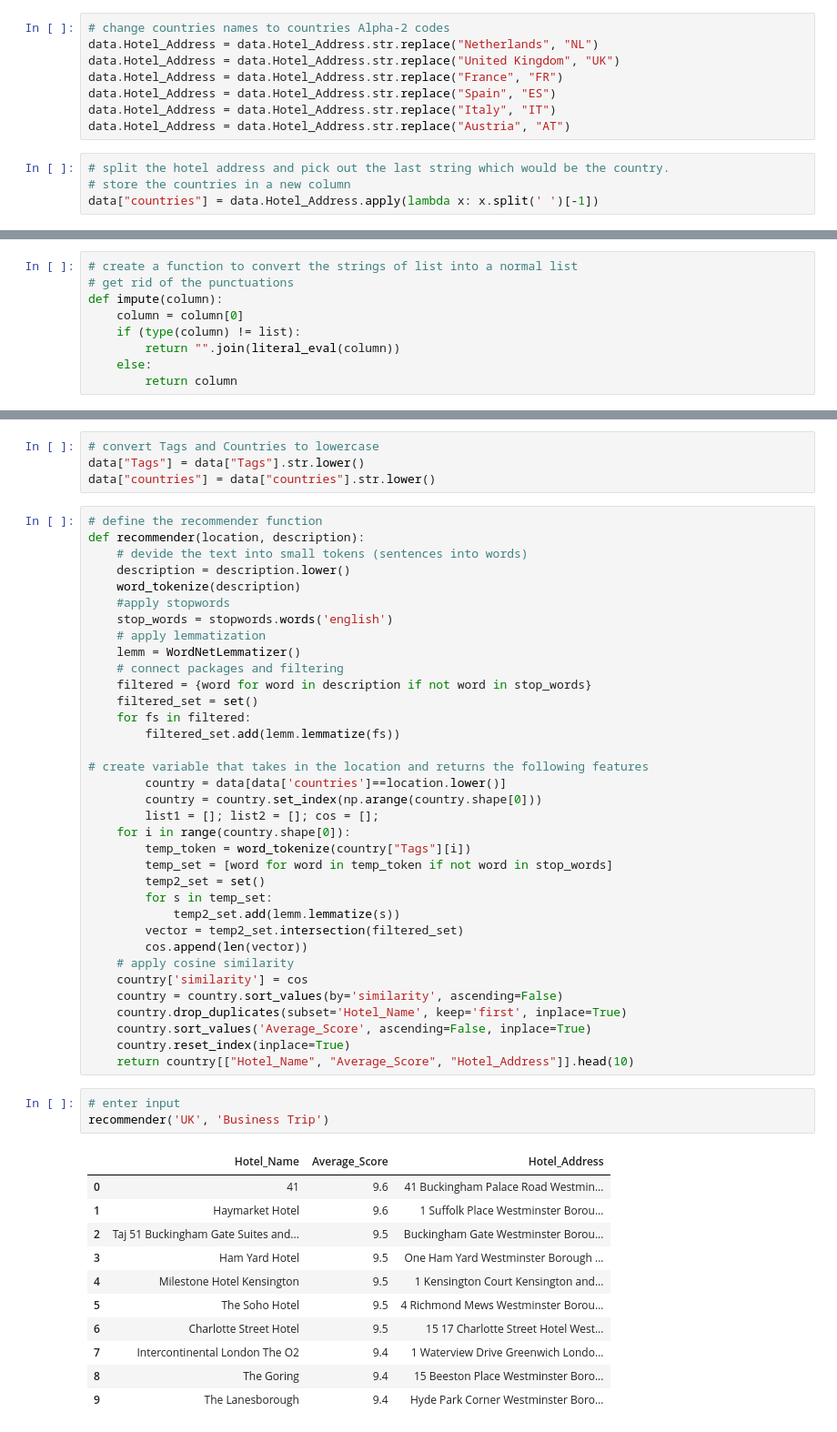
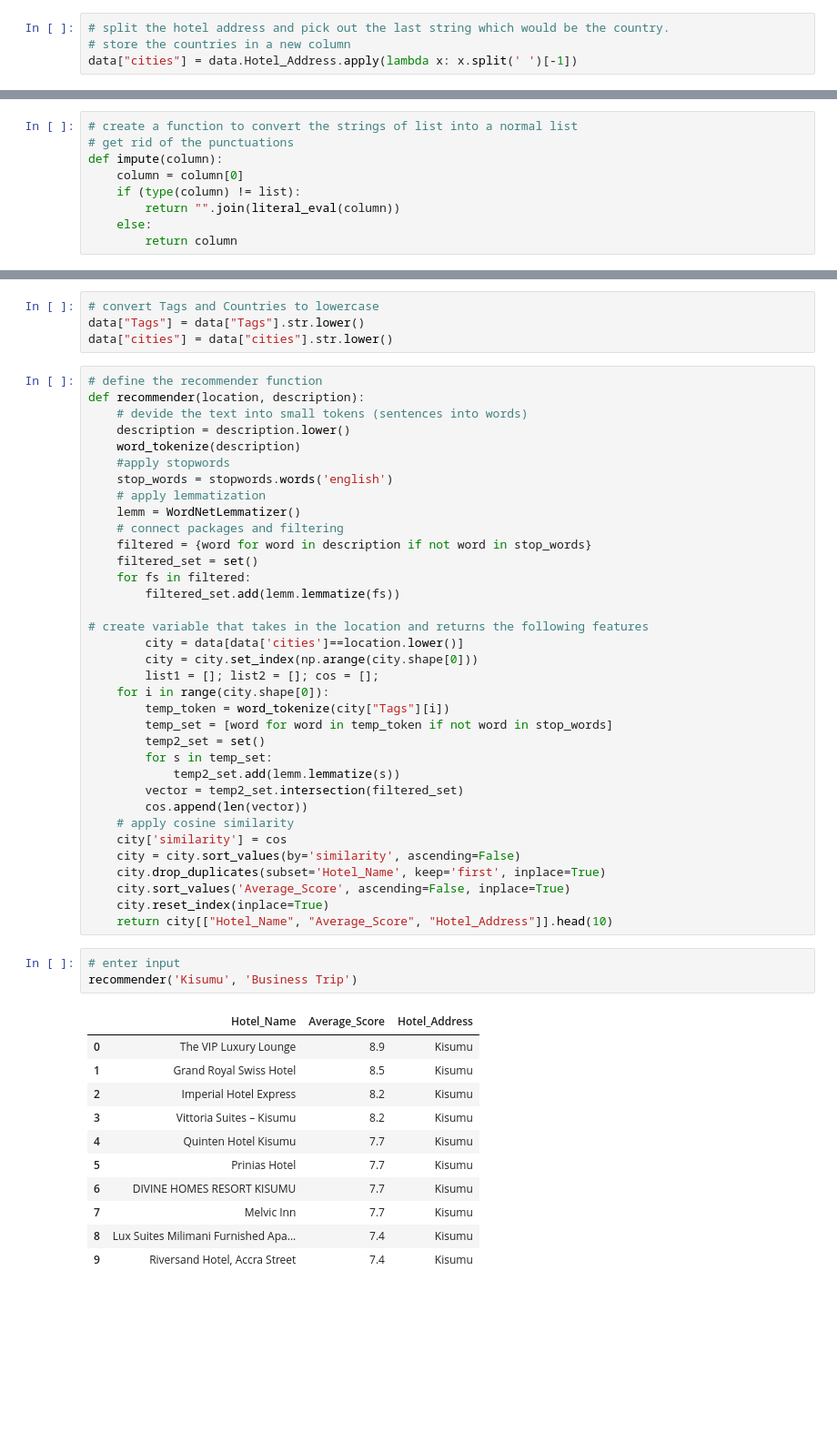
Before and after one commit to emmanuelkaringi/vertives_booking, a Jupyter notebook: model/hotel_recommender.ipynb, the cells around one changed output, grey strips where cells are left out. Shown at 91% size. Saved outputs shown, nothing was run; the diff lists cells and outputs as text; blank space fills up the shorter version.

```diff
--- a/model/hotel_recommender.ipynb
+++ b/model/hotel_recommender.ipynb
@@ -78,15 +78,7 @@ print(data.Hotel_Address.head())
 Name: Hotel_Address, dtype: object
-# %%
-# change countries names to countries Alpha-2 codes
-data.Hotel_Address = data.Hotel_Address.str.replace("Netherlands", "NL")
-data.Hotel_Address = data.Hotel_Address.str.replace("United Kingdom", "UK")
-data.Hotel_Address = data.Hotel_Address.str.replace("France", "FR")
-data.Hotel_Address = data.Hotel_Address.str.replace("Spain", "ES")
-data.Hotel_Address = data.Hotel_Address.str.replace("Italy", "IT")
-data.Hotel_Address = data.Hotel_Address.str.replace("Austria", "AT")
 # %%
 # split the hotel address and pick out the last string which would be the country.
 # store the countries in a new column
-data["countries"] = data.Hotel_Address.apply(lambda x: x.split(' ')[-1])
+data["cities"] = data.Hotel_Address.apply(lambda x: x.split(' ')[-1])
 # %%
 # check countries in new column
@@ -143,7 +136,7 @@ data.head()
 # %%
 # convert Tags and Countries to lowercase
 data["Tags"] = data["Tags"].str.lower()
-data["countries"] = data["countries"].str.lower()
+data["cities"] = data["cities"].str.lower()
 # %%
 # define the recommender function
 def recommender(location, description):
@@ -161,11 +154,11 @@ def recommender(location, description):
         filtered_set.add(lemm.lemmatize(fs))
 
 # create variable that takes in the location and returns the following features
-        country = data[data['countries']==location.lower()]
-        country = country.set_index(np.arange(country.shape[0]))
+        city = data[data['cities']==location.lower()]
+        city = city.set_index(np.arange(city.shape[0]))
         list1 = []; list2 = []; cos = [];
-    for i in range(country.shape[0]):
-        temp_token = word_tokenize(country["Tags"][i])
+    for i in range(city.shape[0]):
+        temp_token = word_tokenize(city["Tags"][i])
         temp_set = [word for word in temp_token if not word in stop_words]
         temp2_set = set()
         for s in temp_set:
@@ -173,24 +166,24 @@ def recommender(location, description):
         vector = temp2_set.intersection(filtered_set)
         cos.append(len(vector))
     # apply cosine similarity
-    country['similarity'] = cos
-    country = country.sort_values(by='similarity', ascending=False)
-    country.drop_duplicates(subset='Hotel_Name', keep='first', inplace=True)
-    country.sort_values('Average_Score', ascending=False, inplace=True)
-    country.reset_index(inplace=True)
-    return country[["Hotel_Name", "Average_Score", "Hotel_Address"]].head(10)
+    city['similarity'] = cos
+    city = city.sort_values(by='similarity', ascending=False)
+    city.drop_duplicates(subset='Hotel_Name', keep='first', inplace=True)
+    city.sort_values('Average_Score', ascending=False, inplace=True)
+    city.reset_index(inplace=True)
+    return city[["Hotel_Name", "Average_Score", "Hotel_Address"]].head(10)
 # %%
 # enter input
-recommender('UK', 'Business Trip')
+recommender('Kisumu', 'Business Trip')
 # %% [output]
 |  | Hotel_Name | Average_Score | Hotel_Address |
-| 0 | 41 | 9.6 | 41 Buckingham Palace Road Westmin... |
-| 1 | Haymarket Hotel | 9.6 | 1 Suffolk Place Westminster Borou... |
-| 2 | Taj 51 Buckingham Gate Suites and... | 9.5 | Buckingham Gate Westminster Borou... |
-| 3 | Ham Yard Hotel | 9.5 | One Ham Yard Westminster Borough ... |
-| 4 | Milestone Hotel Kensington | 9.5 | 1 Kensington Court Kensington and... |
-| 5 | The Soho Hotel | 9.5 | 4 Richmond Mews Westminster Borou... |
-| 6 | Charlotte Street Hotel | 9.5 | 15 17 Charlotte Street Hotel West... |
-| 7 | Intercontinental London The O2 | 9.4 | 1 Waterview Drive Greenwich Londo... |
-| 8 | The Goring | 9.4 | 15 Beeston Place Westminster Boro... |
-| 9 | The Lanesborough | 9.4 | Hyde Park Corner Westminster Boro... |
+| 0 | The VIP Luxury Lounge | 8.9 | Kisumu |
+| 1 | Grand Royal Swiss Hotel | 8.5 | Kisumu |
+| 2 | Imperial Hotel Express | 8.2 | Kisumu |
+| 3 | Vittoria Suites – Kisumu | 8.2 | Kisumu |
+| 4 | Quinten Hotel Kisumu | 7.7 | Kisumu |
+| 5 | Prinias Hotel | 7.7 | Kisumu |
+| 6 | DIVINE HOMES RESORT KISUMU | 7.7 | Kisumu |
+| 7 | Melvic Inn | 7.7 | Kisumu |
+| 8 | Lux Suites Milimani Furnished Apa... | 7.4 | Kisumu |
+| 9 | Riversand Hotel, Accra Street | 7.4 | Kisumu |
```
Also changed, not shown: parts of 9 cells of this notebook, 2 other files.
